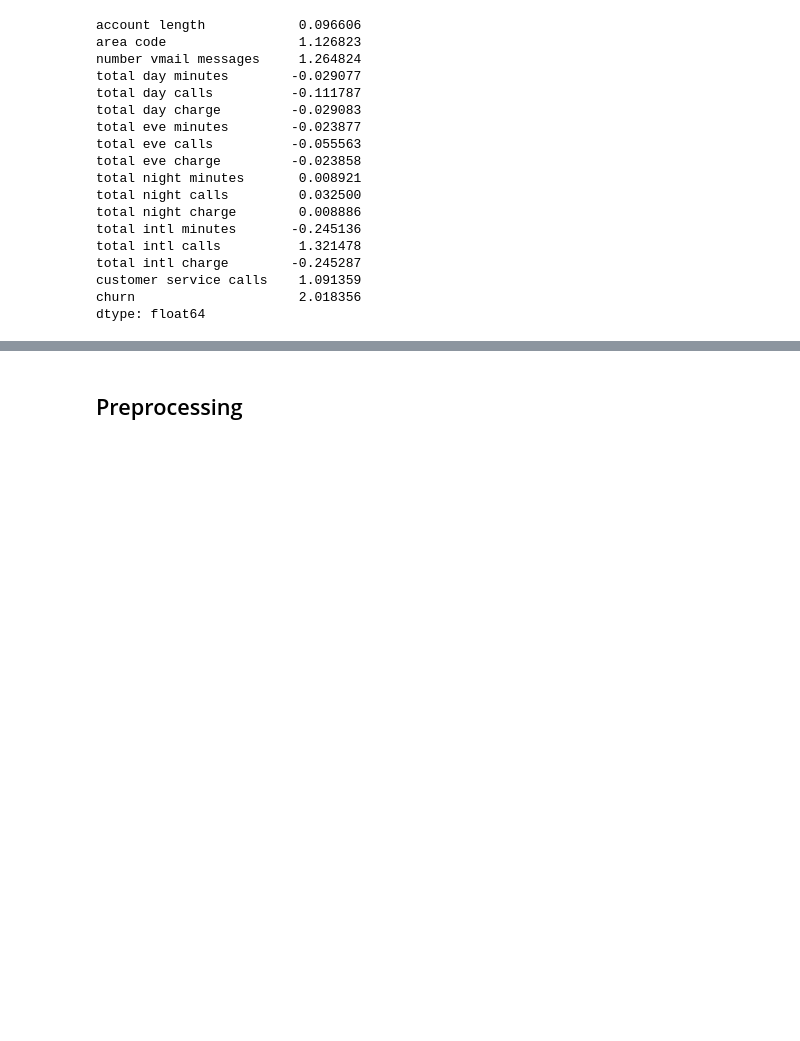
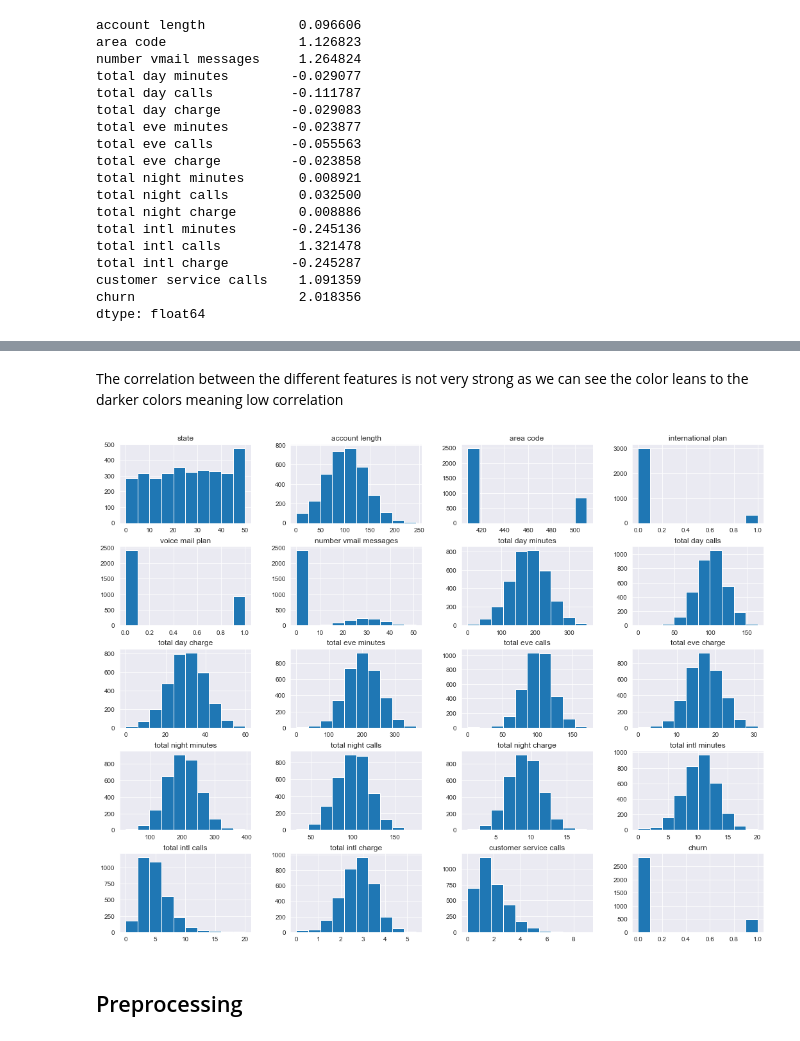
Before and after one commit to oscar066/Phase_3_project, a Jupyter notebook: index.ipynb, the cells around one changed output, grey strips where cells are left out. Saved outputs shown, nothing was run; the diff lists cells and outputs as text; code cells hidden in the pictures; blank space fills up the shorter version.

```diff
--- a/index.ipynb
+++ b/index.ipynb
@@ -337,3 +339,10 @@ df.corr()
+# %% [markdown]
+<p> The correlation between the different features is not very strong as we can see the color leans to the darker colors meaning low correlation</p>
+# %%
+
+df.hist(figsize=(18, 14));
+# %% [output]
+[figure, added]
 # %%
 #df["churn"].corr(df)
 # %% [markdown]
```
Also changed, not shown: parts of 4 cells of this notebook, 1 other file.
